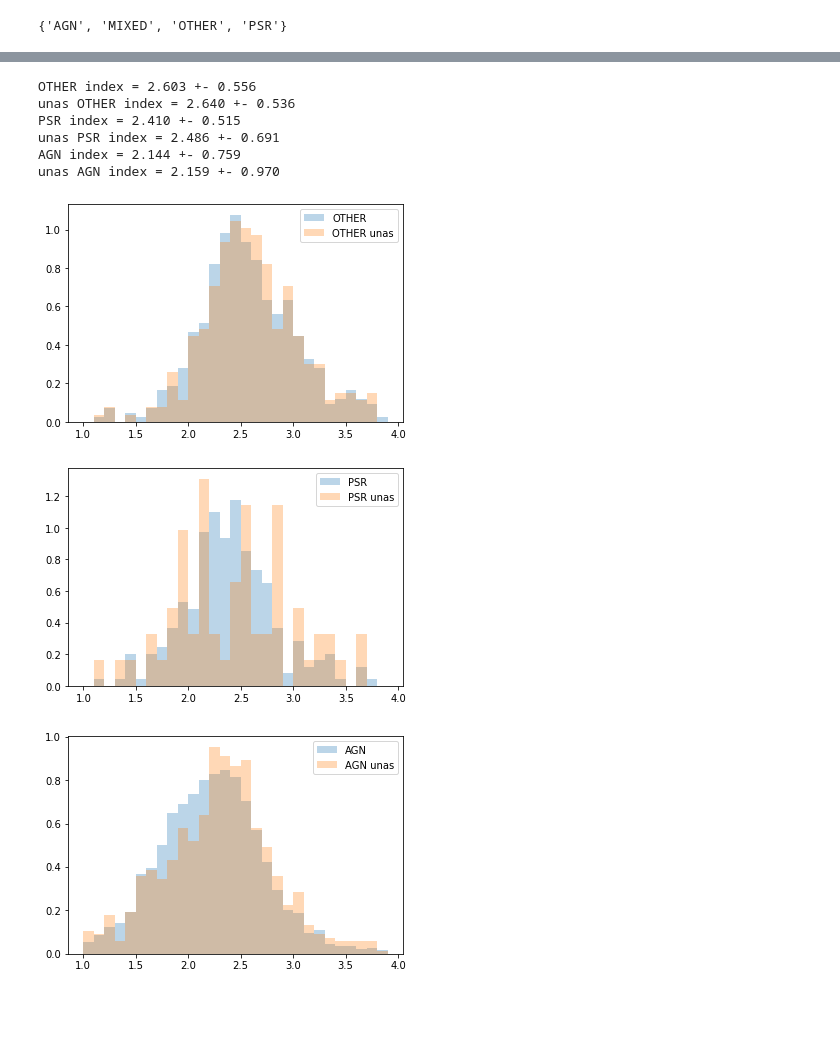
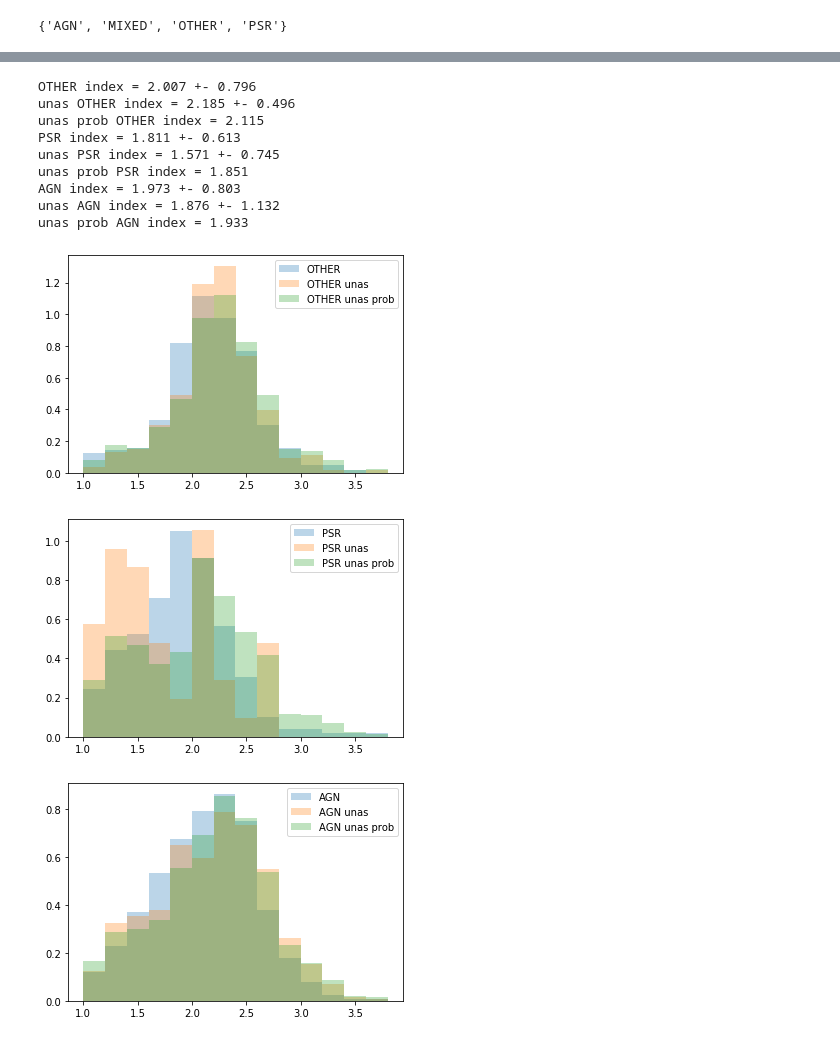
Before and after one commit to dima137/Fermi_SGU, a Jupyter notebook: plot_indices.ipynb, the cells around one changed output, grey strips where cells are left out. Cells and saved outputs as stored; diff of their text form; code cells hidden in the pictures; blank space fills up the shorter version.

```diff
--- a/plot_indices.ipynb
+++ b/plot_indices.ipynb
@@ -61,7 +71,8 @@ masks_unas = {}
 masks = {}
 cats = ['OTHER', 'PSR', 'AGN']
 for key in cats:
-    masks[key] = (pcat['Category_Prob'] == key)
+    masks[key] = (pcat['Category_4FGL'] == key)
 for key in cats:
     masks_unas[key] = (pcat['Category_Prob'] == key) & (pcat['Category_4FGL'] == 'UNAS')
+unas_mask = pcat['Category_4FGL'] == 'UNAS'
 # %%
@@ -82,9 +111,10 @@ pyplot.legend()
 # %%
+bins = np.arange(-0.2, 1.21, 0.1)
 var_name = 'LP_beta'
 pyplot.figure()
 for key in cats:
     vals = pcat[var_name][masks[key]]
-    pyplot.hist(vals, alpha=0.3, label=key, density=True)
+    pyplot.hist(vals, alpha=0.3, label=key, density=True, bins=bins)
 pyplot.legend()
 pyplot.xlabel(var_name)
 pyplot.title('Assoc')
@@ -97,7 +127,7 @@ if save_plots:
 pyplot.figure()
 for key in cats:
     vals = pcat[var_name][masks_unas[key]]
-    pyplot.hist(vals, alpha=0.3, label=key, density=True)
+    pyplot.hist(vals, alpha=0.3, label=key, density=True, bins=bins)
 pyplot.legend()
 pyplot.xlabel(var_name)
 pyplot.title('Unas prob categories')
@@ -106,4 +136,17 @@ if save_plots:
     print('Save figure to file:')
     print(fn)
     pyplot.savefig(fn)
+
+
+# plot probabilistic histogram
+pyplot.figure()
+alg = 'LR'
+for key in cats:
+    weight_key = '%s_%s' % (key, alg)
+    vals = pcat[var_name][unas_mask]
+    weights = pcat[weight_key][unas_mask]
+    #print(weight_key, weights[:10])
+    pyplot.hist(vals, weights=weights, alpha=0.3, label=key, density=True, bins=bins)
+pyplot.legend()
+pyplot.title('Unas probabilities %s' % alg)
 # %% [output]
@@ -125,31 +166,47 @@ pyplot.legend()
 # %%
-Eind = 2000. # Energy at which to compute the index in MeV
+Eind = 1000. # Energy at which to compute the index in MeV
 indE = index(Eind)
 
-bins = np.arange(1, 4, 0.1)
+bins = np.arange(1, 4, 0.2)
 for key in cats:
     pyplot.figure()
     alpha = pcat['LP_Index'][masks[key]]
     beta = pcat['LP_beta'][masks[key]]
     ln_E0 = pcat['ln(Pivot_Energy)'][masks[key]]
     vals = indE(alpha, beta, ln_E0)
     print('%s index = %.3f +- %.3f' % (key, np.mean(vals), np.std(vals)))
     pyplot.hist(vals, alpha=0.3, label=key, density=True, bins=bins)
+
     alpha = pcat['LP_Index'][masks_unas[key]]
     beta = pcat['LP_beta'][masks_unas[key]]
     ln_E0 = pcat['ln(Pivot_Energy)'][masks_unas[key]]
     vals = indE(alpha, beta, ln_E0)
     print('unas %s index = %.3f +- %.3f' % (key, np.mean(vals), np.std(vals)))
     pyplot.hist(vals, alpha=0.3, label=key + ' unas', density=True, bins=bins)
+
+    alg = 'RF'
+    alpha = pcat['LP_Index'][unas_mask]
+    beta = pcat['LP_beta'][unas_mask]
+    ln_E0 = pcat['ln(Pivot_Energy)'][unas_mask]
+    vals = indE(alpha, beta, ln_E0)
+    weight_key = '%s_%s' % (key, alg)
+    weights = pcat[weight_key][unas_mask]
+    mean = np.average(vals, weights=weights)
+    print('unas prob %s index = %.3f' % (key, mean))
+    pyplot.hist(vals, weights=weights, alpha=0.3, label=key + ' unas prob', density=True, bins=bins)
+
     pyplot.legend()
 # %% [output]
-OTHER index = 2.603 +- 0.556
-unas OTHER index = 2.640 +- 0.536
-PSR index = 2.410 +- 0.515
-unas PSR index = 2.486 +- 0.691
-AGN index = 2.144 +- 0.759
-unas AGN index = 2.159 +- 0.970
+OTHER index = 2.007 +- 0.796
+unas OTHER index = 2.185 +- 0.496
+unas prob OTHER index = 2.115
+PSR index = 1.811 +- 0.613
+unas PSR index = 1.571 +- 0.745
+unas prob PSR index = 1.851
+AGN index = 1.973 +- 0.803
+unas AGN index = 1.876 +- 1.132
+unas prob AGN index = 1.933
-[figure, old version]
+[figure, new version]
-[figure, old version]
+[figure, new version]
-[figure, old version]
+[figure, new version]
 # %%
```
Also changed, not shown: parts of 10 cells of this notebook.
